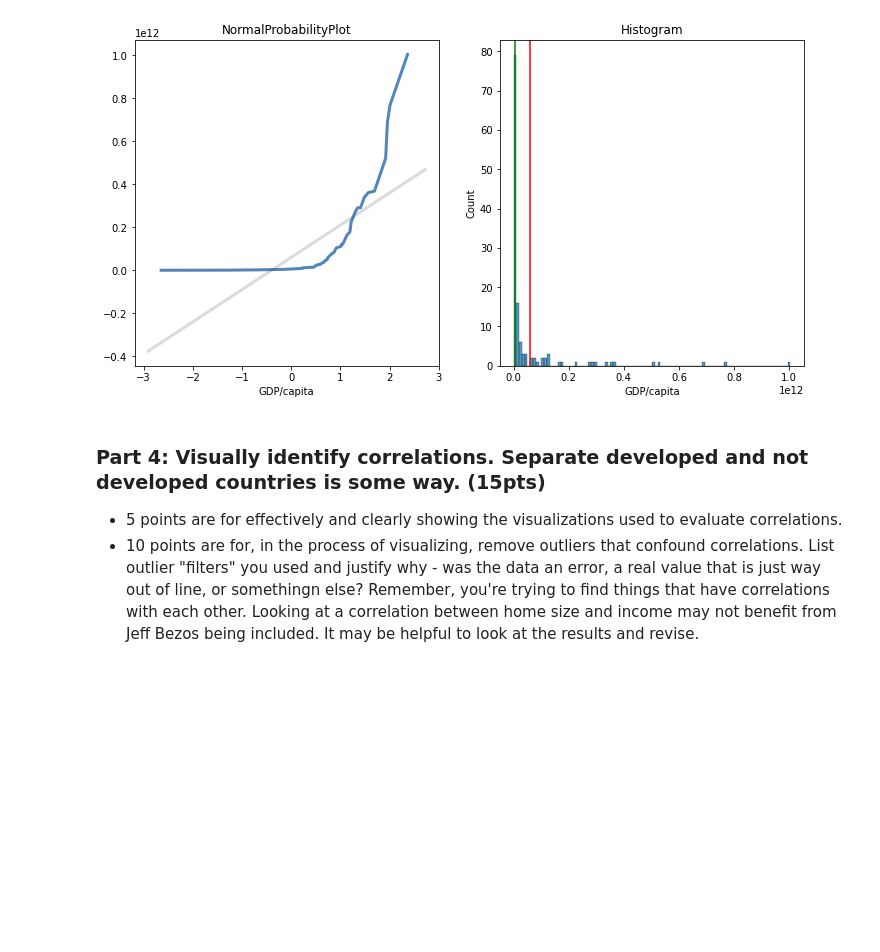
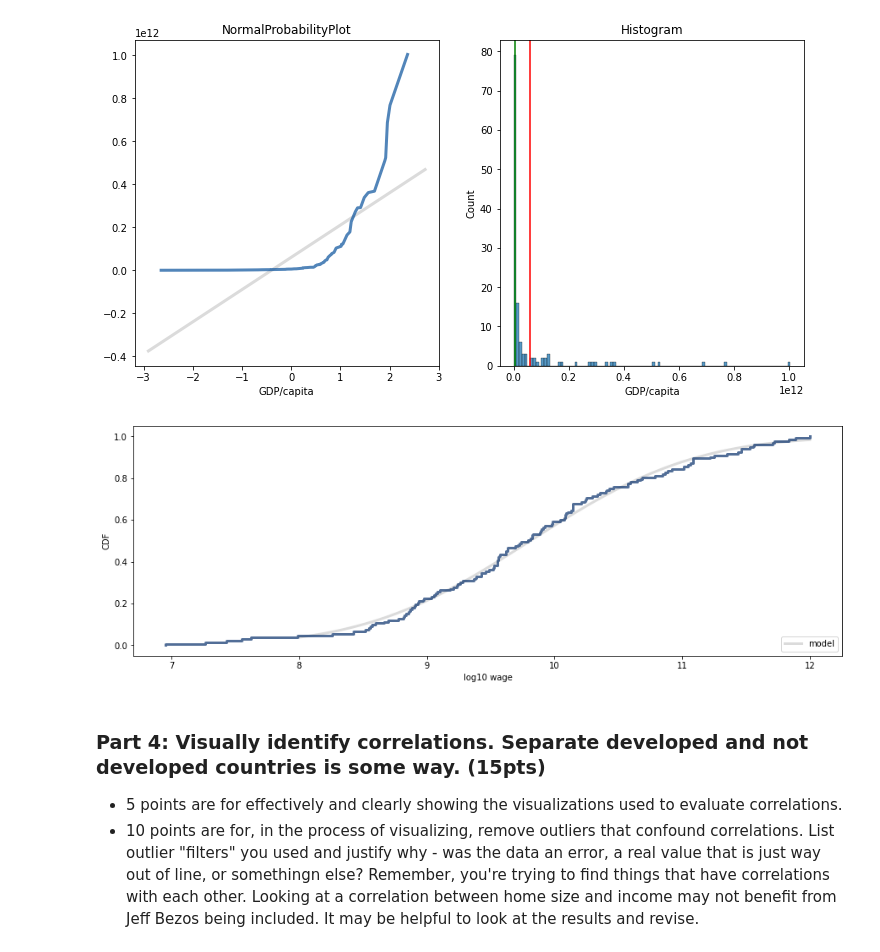
Before and after one commit to okohnkay/BSIP_Assignment_2_Students, a Jupyter notebook: Nneka Okoh stats_asn_2_start.ipynb, the cells around one changed output. Saved outputs shown, nothing was run; the diff lists cells and outputs as text; code cells hidden in the pictures; blank space fills up the shorter version.

```diff
--- a/Nneka Okoh stats_asn_2_start.ipynb
+++ b/Nneka Okoh stats_asn_2_start.ipynb
@@ -270,6 +270,35 @@ plt.axvline(dfLE2["GDP"].median(), color="Green", label="Median")
 # %% [output]
 <matplotlib.lines.Line2D at 0x...>
 [figure]
+# %%
+from cProfile import label
+import scipy.stats
+from scipy.stats import lognorm
+
+# Create Log Transformed Data
+log_GDP = np.log10(dfLE2["GDP"])
+cdf_log = thinkstats2.Cdf(log_GDP)
+
+#Compare distribution to LogNormal
+mu, sigma = log_GDP.mean(), log_GDP.std()
+xs, ps = thinkstats2.RenderNormalCdf(mu, sigma, low=8, high=12)
+thinkplot.Plot(xs, ps, label='model', color='0.8')
+thinkplot.Cdf(cdf_log)
+thinkplot.Config(xlabel='log10 wage', ylabel='CDF', loc='lower right')
+
+
+#mu2 =np.mean(dfLE2["GDP"])
+#sigma2 =np.std(dfLE2["GDP"])
+
+
+#lnGDP = scipy.stats.lognorm(s=sigma2, scale=np.exp(mu2))
+#sns.lineplot(data=lnGDP.rvs(1000),color="red", stat="density", kde=True, element="poly", fill=False)
+
+#sns.histplot(data=lnGDP.rvs(10000),color="red", stat="density", kde=True, element="poly", fill=False)
+#sns.histplot(data=dfLE2["GDP"],color="blue", stat="density")
+#plt.axvline(mu2, color="green")
+# %% [output]
+[figure, added]
 # %% [markdown]
 ### Part 4: Visually identify correlations. Separate developed and not developed countries is some way. (15pts)
 
```
Also changed, not shown: parts of 8 cells of this notebook.
